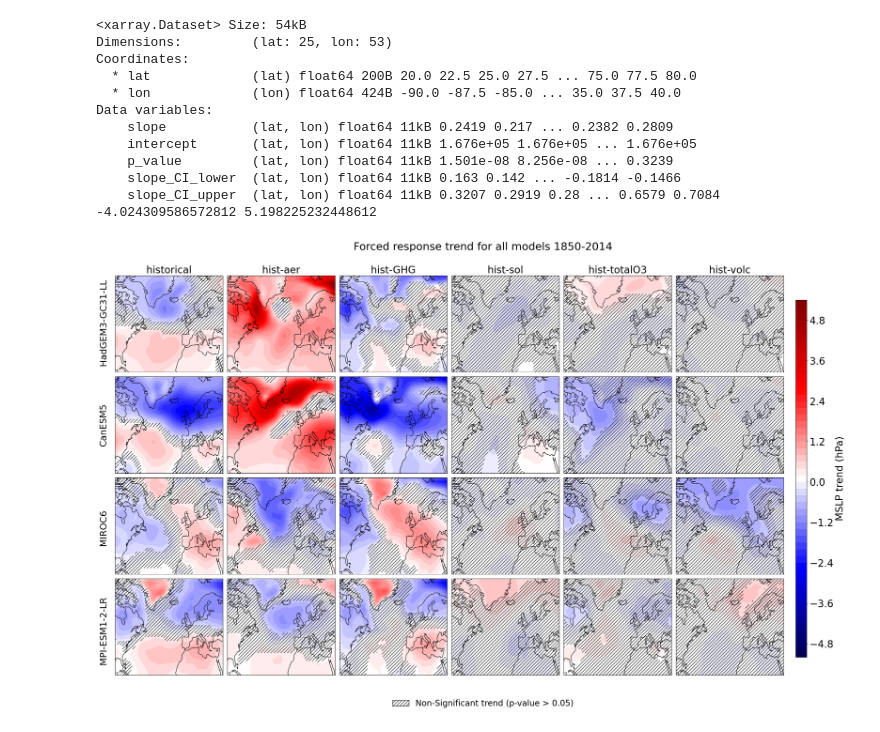
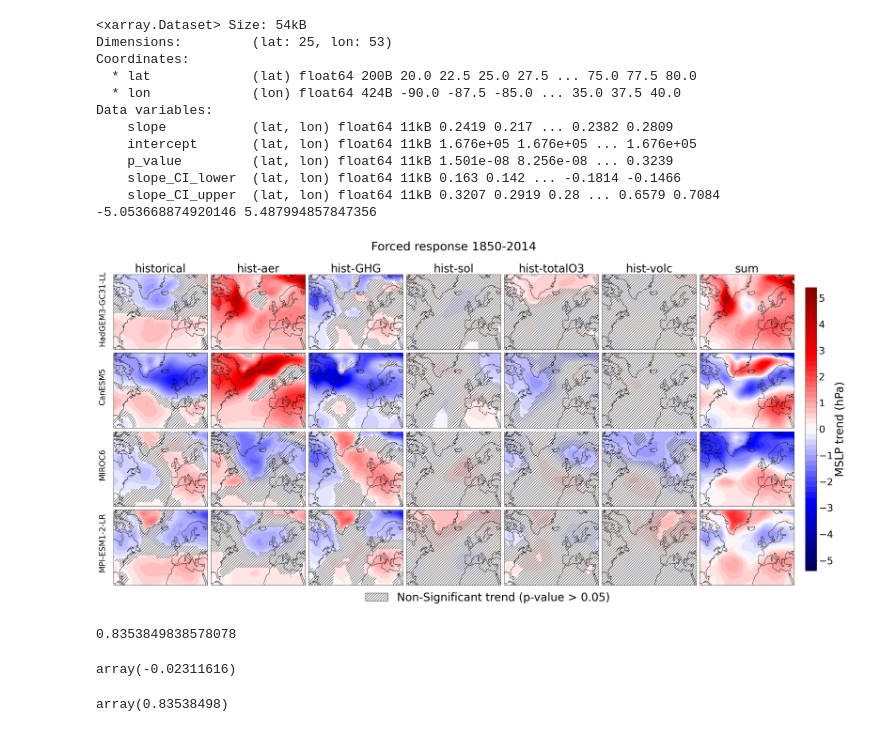
Before and after one commit to slbennie/scripts_trend_projections, a Jupyter notebook: trend_projection/Plotting_trends.ipynb, the cells around one changed output. Drawn from its saved outputs; the diff is of its cells as text; code cells hidden in the pictures.

Commit message:
23/07/2025 - updated calc_spat_mean_trend_projection to ensemble members, figuring out era5

```diff
--- a/trend_projection/Plotting_trends.ipynb
+++ b/trend_projection/Plotting_trends.ipynb
@@ -48,6 +48,24 @@ for m in models:
         all_trend_values.append(trend_data[m][e]['slope'].values.flatten())
 
 
+# After loading all experiments for a model, add the 'sum' entry
+for m in models:
+    experiments_to_sum = [e for e in experiments if e != 'historical']
+
+    # Copy structure from one of the existing experiments
+    sum_data = trend_data[m][experiments_to_sum[0]].copy(deep=True)
+
+    # Sum the 'slope' values across experiments
+    slope_sum = sum([trend_data[m][e]['slope'] for e in experiments_to_sum])
+    sum_data['slope'] = slope_sum
+
+    # Add to trend_data dictionary
+    trend_data[m]['sum'] = sum_data
+
+# Add 'sum' values to plotting list
+for m in models:
+    all_trend_values.append(trend_data[m]['sum']['slope'].values.flatten())
+
 #reckon you add in another sum column and then plot that.
 print(trend_data['HadGEM3-GC31-LL']['historical'])
 
@@ -60,7 +78,7 @@ min_trend = np.min(all_trend_values)
 max_trend = np.max(all_trend_values)
 
 # Color normalization
-norm_all = mcolors.TwoSlopeNorm(vmin=min_trend, vcenter=0, vmax=max_trend)
+norm_all = mcolors.TwoSlopeNorm(vmin=-max_trend, vcenter=0, vmax=max_trend)
 
 print(min_trend, max_trend)
 # %% [output]
@@ -75,15 +93,19 @@ Data variables:
     p_value         (lat, lon) float64 11kB 1.501e-08 8.256e-08 ... 0.3239
     slope_CI_lower  (lat, lon) float64 11kB 0.163 0.142 ... -0.1814 -0.1466
     slope_CI_upper  (lat, lon) float64 11kB 0.3207 0.2919 0.28 ... 0.6579 0.7084
--4.024309586572812 5.198225232448612
+-5.053668874920146 5.487994857847356
 # %%
 #PLOTTING - trend figure
 models = ['HadGEM3-GC31-LL','CanESM5','MIROC6','MPI-ESM1-2-LR']
+experiments = ['historical', 'hist-aer', 'hist-GHG', 'hist-sol', 'hist-totalO3', 'hist-volc', 'sum']
 
-fig, ax = plt.subplots(nrows=4, ncols=6, figsize=(25,15), subplot_kw={'projection': ccrs.PlateCarree()})
+fig, ax = plt.subplots(nrows=4, ncols=7, figsize=(32,15), subplot_kw={'projection': ccrs.PlateCarree()})
 cmap = 'seismic'
 
-levels = np.arange(-5.2,5.4,0.2)
+#re-updating manually based on the max and mins.
+#norm_all = mcolors.TwoSlopeNorm(vmin=-5.5, vcenter=0, vmax=5.5)
+
+levels = np.arange(-5.4,5.6,0.2)
 
 # Map extent
 lon_min, lon_max = -90, 40
@@ -94,47 +116,65 @@ lat_min, lat_max = 20, 80
 for i, m in enumerate(models):
     for j, e in enumerate(experiments):
         data = trend_data[m][e]
-        contour = ax[i, j].contourf(data['lon'], data['lat'], data['slope'], cmap=cmap, levels=levels)
+        contour = ax[i, j].contourf(data['lon'], data['lat'], data['slope'], cmap=cmap, levels=levels, norm=norm_all)
         mask = data['p_value'] > 0.05
-        ax[i,j].contourf(data['lon'], data['lat'], mask, levels=[0.5,1], colors='none', hatches=['///'], transform=ccrs.PlateCarree(), alpha=0)
+        if j<6:
+            ax[i,j].contourf(data['lon'], data['lat'], mask, levels=[0.5,1], colors='none', hatches=['///'], transform=ccrs.PlateCarree(), alpha=0)
         if i==0:
-            ax[i,j].set_title(e, fontsize=24)
+            ax[i,j].set_title(e, fontsize=34)
 
 # Add coastlines and formatting
 for i in range(4):
-    for j in range(6):
+    for j in range(7):
         ax[i, j].set_extent([lon_min, lon_max, lat_min, lat_max], crs=ccrs.PlateCarree())
         ax[i, j].add_feature(cfeature.COASTLINE, linewidth=1)
         ax[i, j].set_xlabel('lon', fontsize=12)
         ax[i, j].set_ylabel('lat', fontsize=12)
         ax[i, j].set_aspect('auto')
 
 
 # Add colorbar
+ticks = [-6,-5,-4,-3,-2,-1,0,1,2,3,4,5,6]
 
 cax = fig.add_axes([0.92, 0.05, 0.015, 0.8])
-cbar = fig.colorbar(contour, cax=cax, orientation='vertical')
-cbar.set_label('MSLP trend (hPa)', fontsize=24)
-cbar.ax.tick_params(labelsize=24)
+cbar = fig.colorbar(contour, cax=cax, orientation='vertical', ticks=ticks)
+cbar.set_label('MSLP trend (hPa)', fontsize=34)
+cbar.ax.tick_params(labelsize=30)
 
 
 # Add overall labels and title
-fig.suptitle(f"Forced response trend for all models {period_title}", fontsize=26)
+fig.suptitle(f"Forced response {period_title}", x=0.455, fontsize=36)
 row_labels = models
 for i, label in enumerate(row_labels):
-    fig.text(-0.01, 0.8 - i*0.23, label, rotation=90, va='center', ha='center', fontsize=22)
+    fig.text(-0.01, 0.79 - i*0.22, label, rotation=90, va='center', ha='center', fontsize=24)
 
 
 # Create custom legend handles for the hatches
 patch1 = mpatches.Patch(facecolor='white', edgecolor='black', hatch='///', label='Non-Significant trend (p-value > 0.05)')
 
 #fig.subplots_adjust(bottom=0.15)  # Add space at the bottom
 
 # Add the legend below the plot
-fig.legend(handles=[patch1], loc='lower center', fontsize=20, frameon=False, bbox_to_anchor=(0.5, -0.08))
+fig.legend(handles=[patch1], loc='lower center', fontsize=34, frameon=False, bbox_to_anchor=(0.5, -0.07))
 
 plt.tight_layout(rect=[0,0,0.91,0.97])
-plt.savefig(f'Figures/Trend_all_models_{period_title}.png', bbox_inches='tight')
+plt.savefig(f'Figures/NA_WG_talk/Trend_all_models_{period_title}.svg', bbox_inches='tight')
 plt.show()
 # %% [output]
-[figure, old version]
+[figure, new version]
+# %%
+(trend_data['MIROC6']['hist-aer']['slope'].isel(lat=10,lon=40).values+
+trend_data['MIROC6']['hist-GHG']['slope'].isel(lat=10,lon=40).values+
+trend_data['MIROC6']['hist-sol']['slope'].isel(lat=10,lon=40).values+
+trend_data['MIROC6']['hist-totalO3']['slope'].isel(lat=10,lon=40).values+
+trend_data['MIROC6']['hist-volc']['slope'].isel(lat=10,lon=40).values)
+# %% [output]
+0.8353849838578078
+# %%
+trend_data['MIROC6']['historical']['slope'].isel(lat=0,lon=0).values
+# %% [output]
+array(-0.02311616)
+# %%
+trend_data['MIROC6']['sum']['slope'].isel(lat=10,lon=40).values
+# %% [output]
+array(0.83538498)
```
Also changed, not shown: 40 other files.
